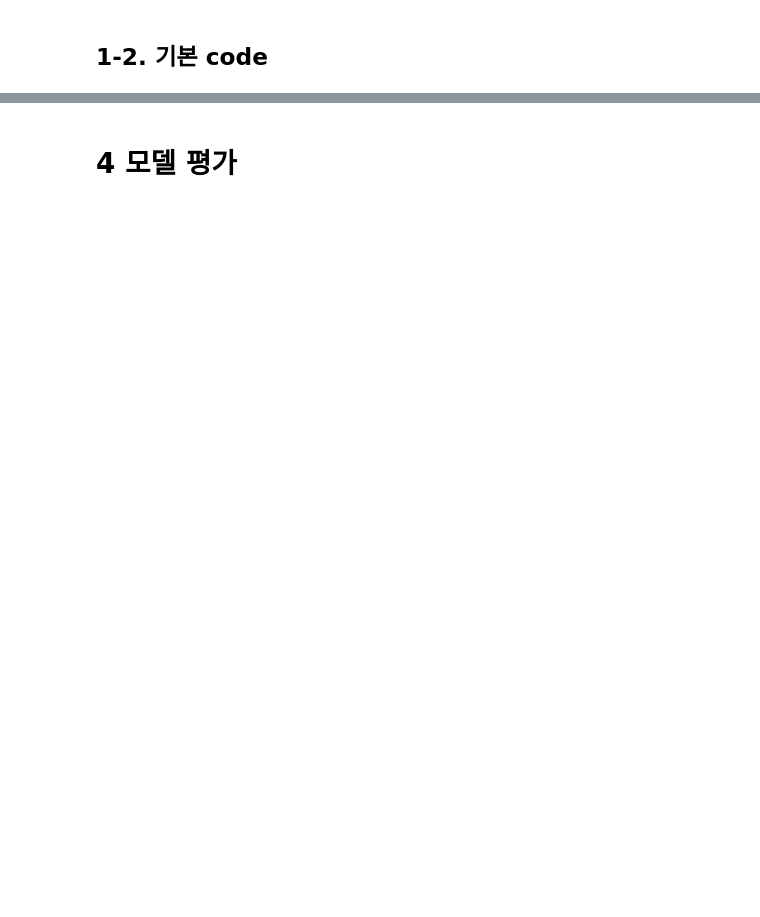
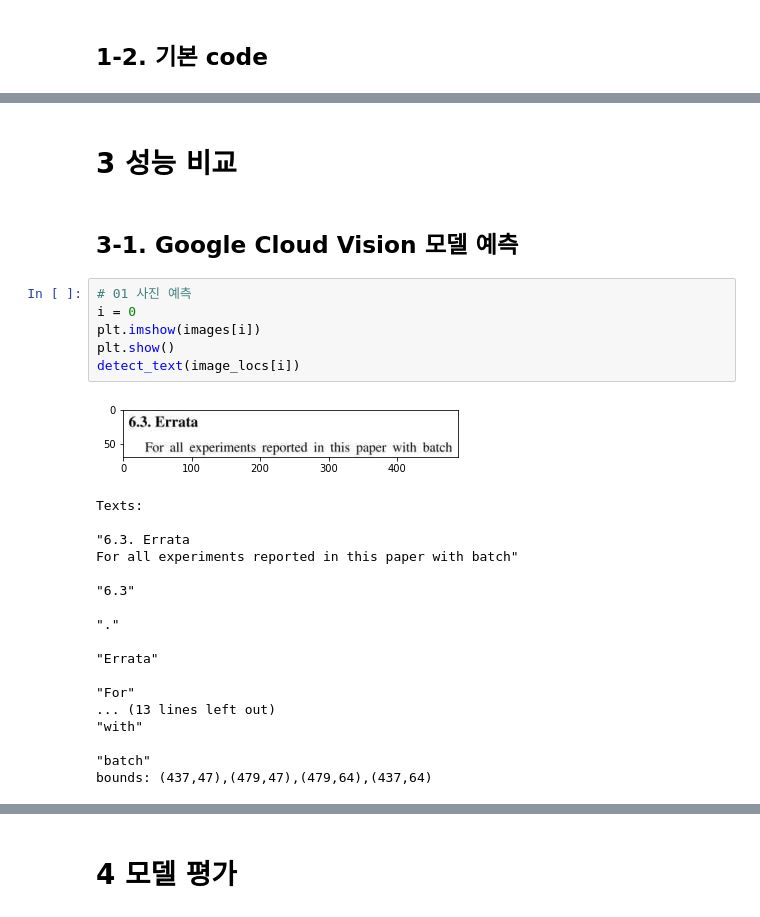
Before and after one commit to twelvesense/first-repository, a Jupyter notebook: ExplNode12.ipynb, the cells around one changed output, grey strips where cells are left out. Saved outputs shown, nothing was run; the diff lists cells and outputs as text; blank space fills up the shorter version.

```diff
--- a/ExplNode12.ipynb
+++ b/ExplNode12.ipynb
@@ -716,0 +189,29 @@ Epoch 20/20
+# %% [markdown]
+# 3 성능 비교
+# %% [markdown]
+## 3-1. Google Cloud Vision 모델 예측
+# %%
+# 01 사진 예측
+i = 0
+plt.imshow(images[i])
+plt.show()
+detect_text(image_locs[i])
+# %% [output]
+[figure, added]
+Texts:
+
+"6.3. Errata
+For all experiments reported in this paper with batch"
+
+"6.3"
+
+"."
+
+"Errata"
+
+"For"
+... (13 lines left out)
+"with"
+
+"batch"
+bounds: (437,47),(479,47),(479,64),(437,64)
```
Also changed, not shown: parts of 82 cells of this notebook.
